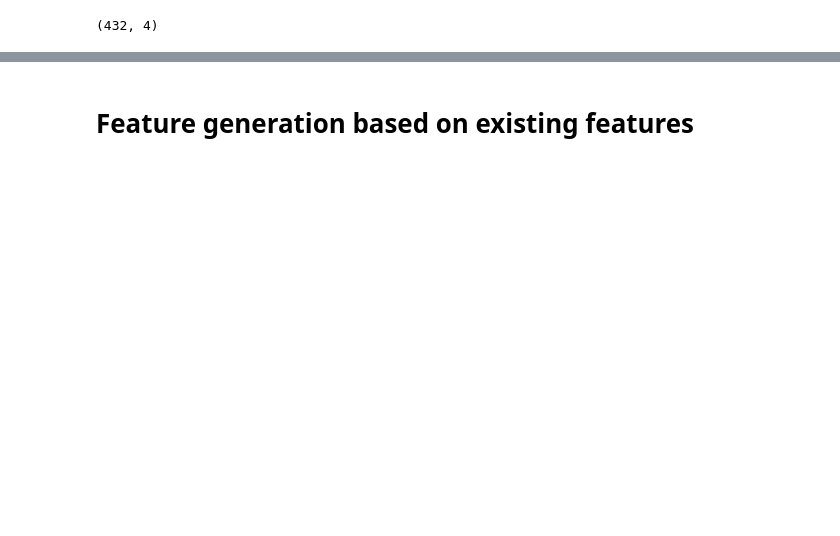
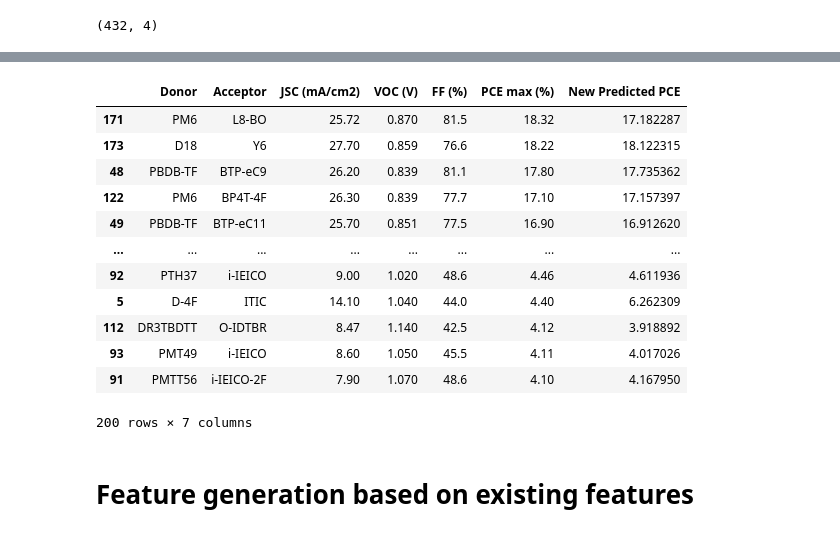
Before and after one commit to LANDRY-SANON/Performance-prediction-of-organic-solar-cells-using-artificial-intelligence, a Jupyter notebook: NFA_OPV_Prediction.ipynb, the cells around one changed output, grey strips where cells are left out. Cells and saved outputs as stored; diff of their text form; code cells hidden in the pictures; blank space fills up the shorter version.

```diff
--- a/NFA_OPV_Prediction.ipynb
+++ b/NFA_OPV_Prediction.ipynb
@@ -812,3 +816,20 @@ test
 200 rows × 7 columns
+# %%
+test.sort_values(by=['PCE max (%)'], inplace=True, ascending=False)
+test
+# %% [output]
+|  | Donor | Acceptor | JSC (mA/cm2) | VOC (V) | FF (%) | PCE max (%) | New Predicted PCE |
+| 171 | PM6 | L8-BO | 25.72 | 0.870 | 81.5 | 18.32 | 17.182287 |
+| 173 | D18 | Y6 | 27.70 | 0.859 | 76.6 | 18.22 | 18.122315 |
+| 48 | PBDB-TF | BTP-eC9 | 26.20 | 0.839 | 81.1 | 17.80 | 17.735362 |
+| 122 | PM6 | BP4T-4F | 26.30 | 0.839 | 77.7 | 17.10 | 17.157397 |
+| 49 | PBDB-TF | BTP-eC11 | 25.70 | 0.851 | 77.5 | 16.90 | 16.912620 |
+| ... | ... | ... | ... | ... | ... | ... | ... |
+| 92 | PTH37 | i-IEICO | 9.00 | 1.020 | 48.6 | 4.46 | 4.611936 |
+| 5 | D-4F | ITIC | 14.10 | 1.040 | 44.0 | 4.40 | 6.262309 |
+| 112 | DR3TBDTT | O-IDTBR | 8.47 | 1.140 | 42.5 | 4.12 | 3.918892 |
+| 93 | PMT49 | i-IEICO | 8.60 | 1.050 | 45.5 | 4.11 | 4.017026 |
+| 91 | PMTT56 | i-IEICO-2F | 7.90 | 1.070 | 48.6 | 4.10 | 4.167950 |
+200 rows × 7 columns
 # %% [markdown]
 # Feature generation based on existing features
```
Also changed, not shown: parts of 7 cells of this notebook, 1 other file.
